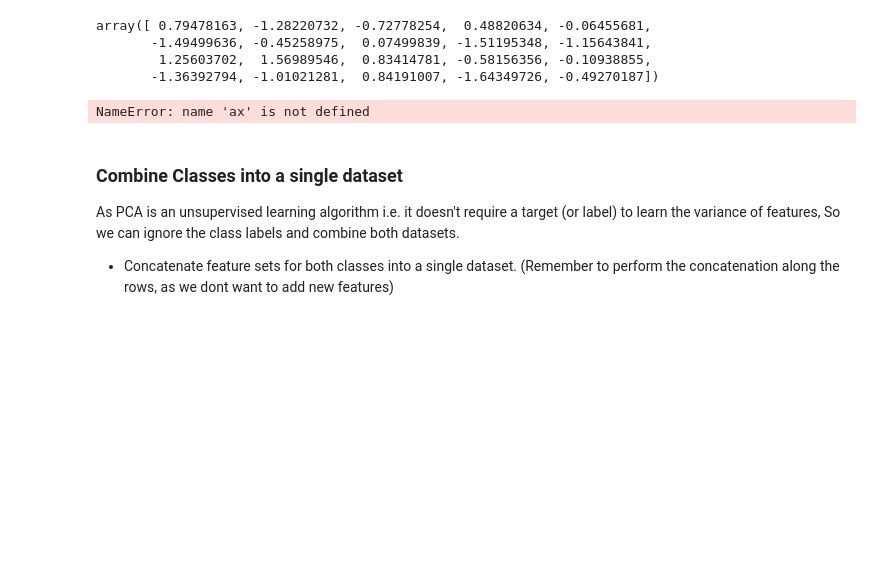
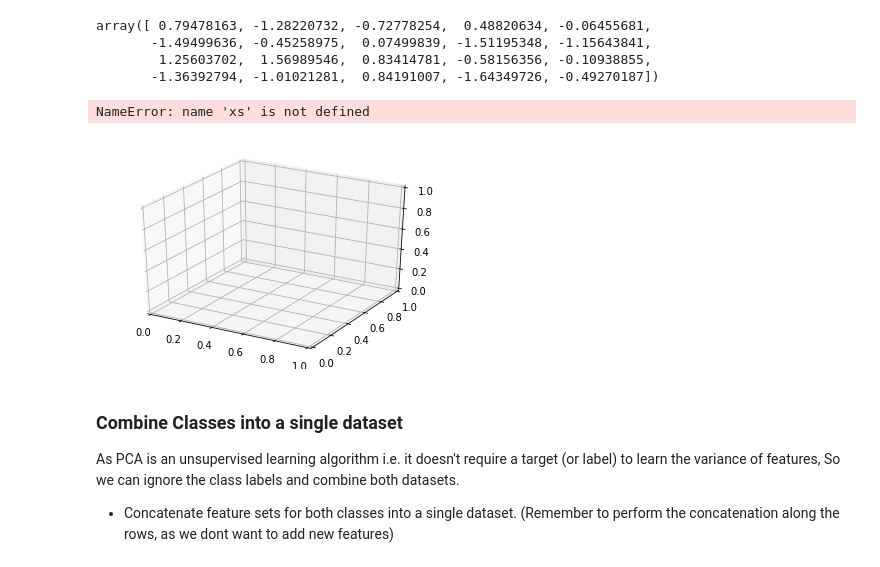
Before and after one commit to UpwardTrajectory/dsc-3-34-07-pca-implementation-visualization-python-numpy-lab-seattle-ds-career-040119, a Jupyter notebook: index.ipynb, the cells around one changed output. Cells and saved outputs as stored; diff of their text form; code cells hidden in the pictures; blank space fills up the shorter version.

```diff
--- a/index.ipynb
+++ b/index.ipynb
@@ -85,13 +85,17 @@ array([ 0.79478163, -1.28220732, -0.72778254,  0.48820634, -0.06455681,
 # %%
 from mpl_toolkits.mplot3d import Axes3D
 import matplotlib.pyplot as plt
+
+fig = plt.figure()
+ax = fig.add_subplot(111, projection='3d')
 
 x1 = class_1[:,0]
 y1 = class_1[:,1]
 z1 = class_1[:,2]
 ax.scatter(xs, ys, zs, c=c, marker=m)
 # %% [output]
-NameError: name 'ax' is not defined
+NameError: name 'xs' is not defined
+[figure, added]
 # %% [markdown]
 ### Combine Classes into a single dataset
 As PCA is an unsupervised learning algorithm i.e. it doesn't require a target (or label) to learn the variance of features, So we can ignore the class labels and combine both datasets.
```
